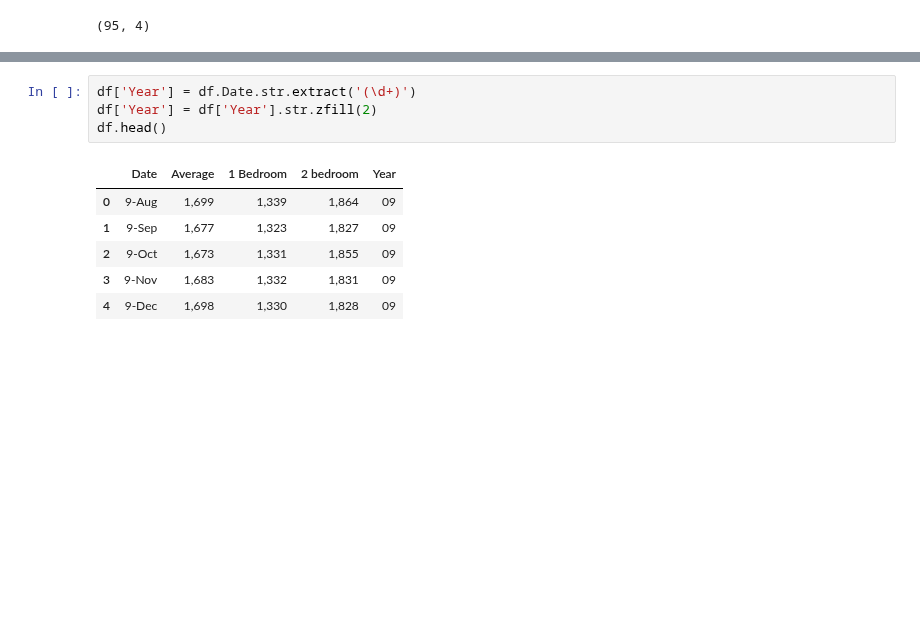
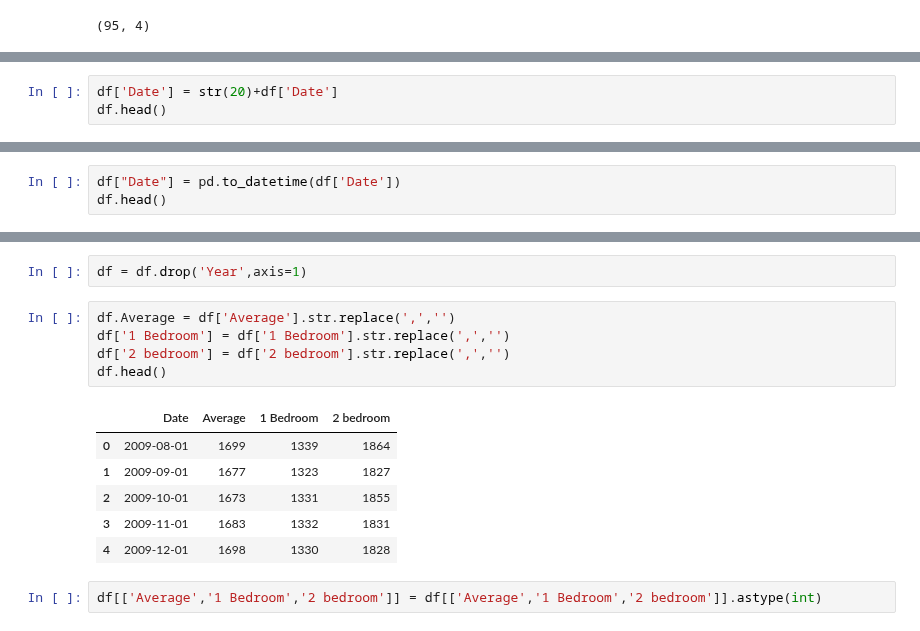
Before and after one commit to bloominstituteoftechnology/DS-Unit-1-Sprint-3-Data-Storytelling, a Jupyter notebook: Copy_of_LS_DS3_222_Choose_appropriate_visualizations.ipynb, the cells around one changed output, grey strips where cells are left out. Drawn from its saved outputs; the diff is of its cells as text; blank space fills up the shorter version.

```diff
--- a/Copy_of_LS_DS3_222_Choose_appropriate_visualizations.ipynb
+++ b/Copy_of_LS_DS3_222_Choose_appropriate_visualizations.ipynb
@@ -519,0 +530,3 @@ df.shape
+# %%
+df['Date'] = str(20)+df['Date']
+df.head()
@@ -534,0 +553,3 @@ ValueError: ignored
+# %%
+df["Date"] = pd.to_datetime(df['Date'])
+df.head()
@@ -535,11 +576,16 @@ ValueError: ignored
+# %%
+df = df.drop('Year',axis=1)
 # %%
-df['Year'] = df.Date.str.extract('(\d+)')
-df['Year'] = df['Year'].str.zfill(2)
+df.Average = df['Average'].str.replace(',','')
+df['1 Bedroom'] = df['1 Bedroom'].str.replace(',','')
+df['2 bedroom'] = df['2 bedroom'].str.replace(',','')
 df.head()
 # %% [output]
-|  | Date | Average | 1 Bedroom | 2 bedroom | Year |
-| 0 | 9-Aug | 1,699 | 1,339 | 1,864 | 09 |
-| 1 | 9-Sep | 1,677 | 1,323 | 1,827 | 09 |
-| 2 | 9-Oct | 1,673 | 1,331 | 1,855 | 09 |
-| 3 | 9-Nov | 1,683 | 1,332 | 1,831 | 09 |
-| 4 | 9-Dec | 1,698 | 1,330 | 1,828 | 09 |
+|  | Date | Average | 1 Bedroom | 2 bedroom |
+| 0 | 2009-08-01 | 1699 | 1339 | 1864 |
+| 1 | 2009-09-01 | 1677 | 1323 | 1827 |
+| 2 | 2009-10-01 | 1673 | 1331 | 1855 |
+| 3 | 2009-11-01 | 1683 | 1332 | 1831 |
+| 4 | 2009-12-01 | 1698 | 1330 | 1828 |
+# %%
+df[['Average','1 Bedroom','2 bedroom']] = df[['Average','1 Bedroom','2 bedroom']].astype(int)
```
Also changed, not shown: parts of 11 cells of this notebook.
